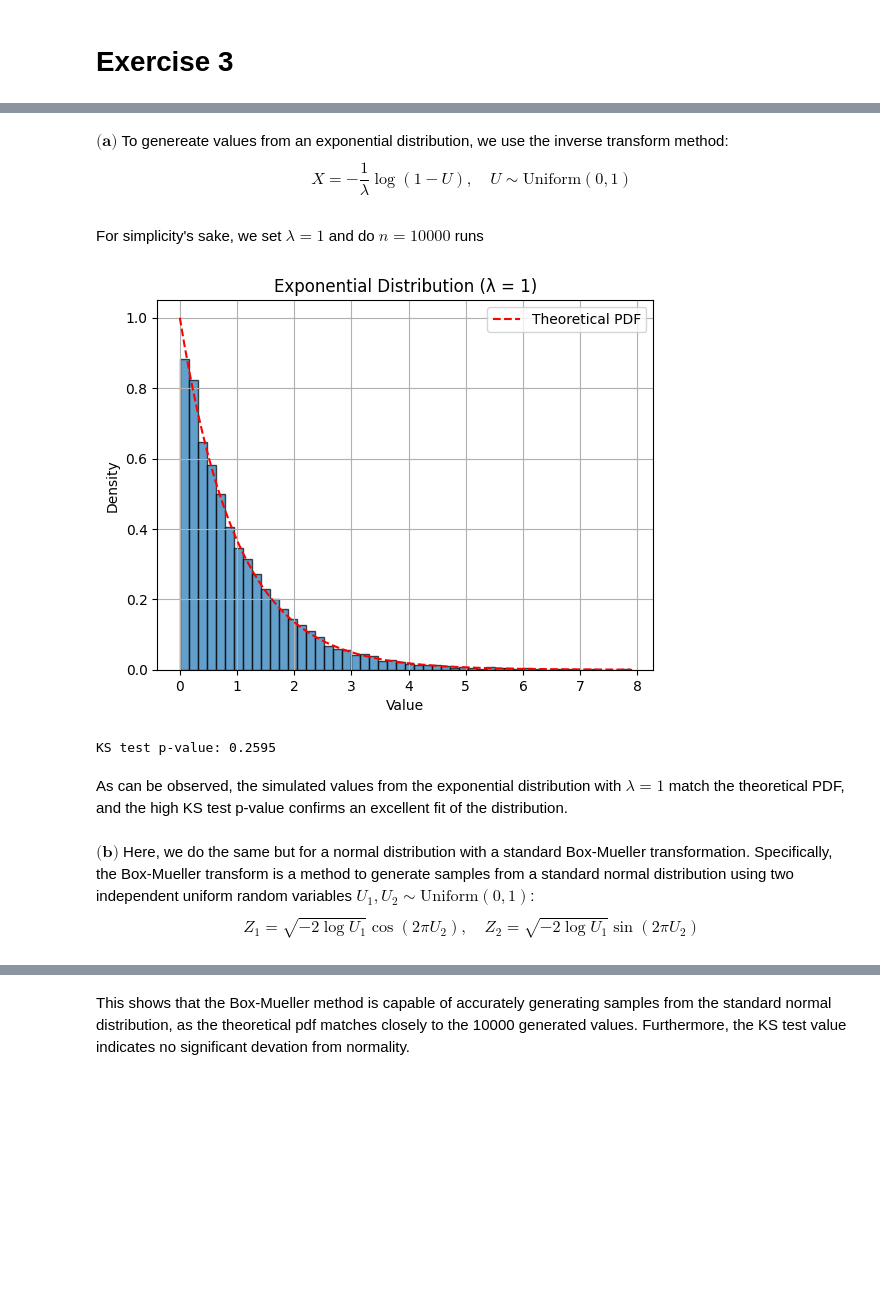
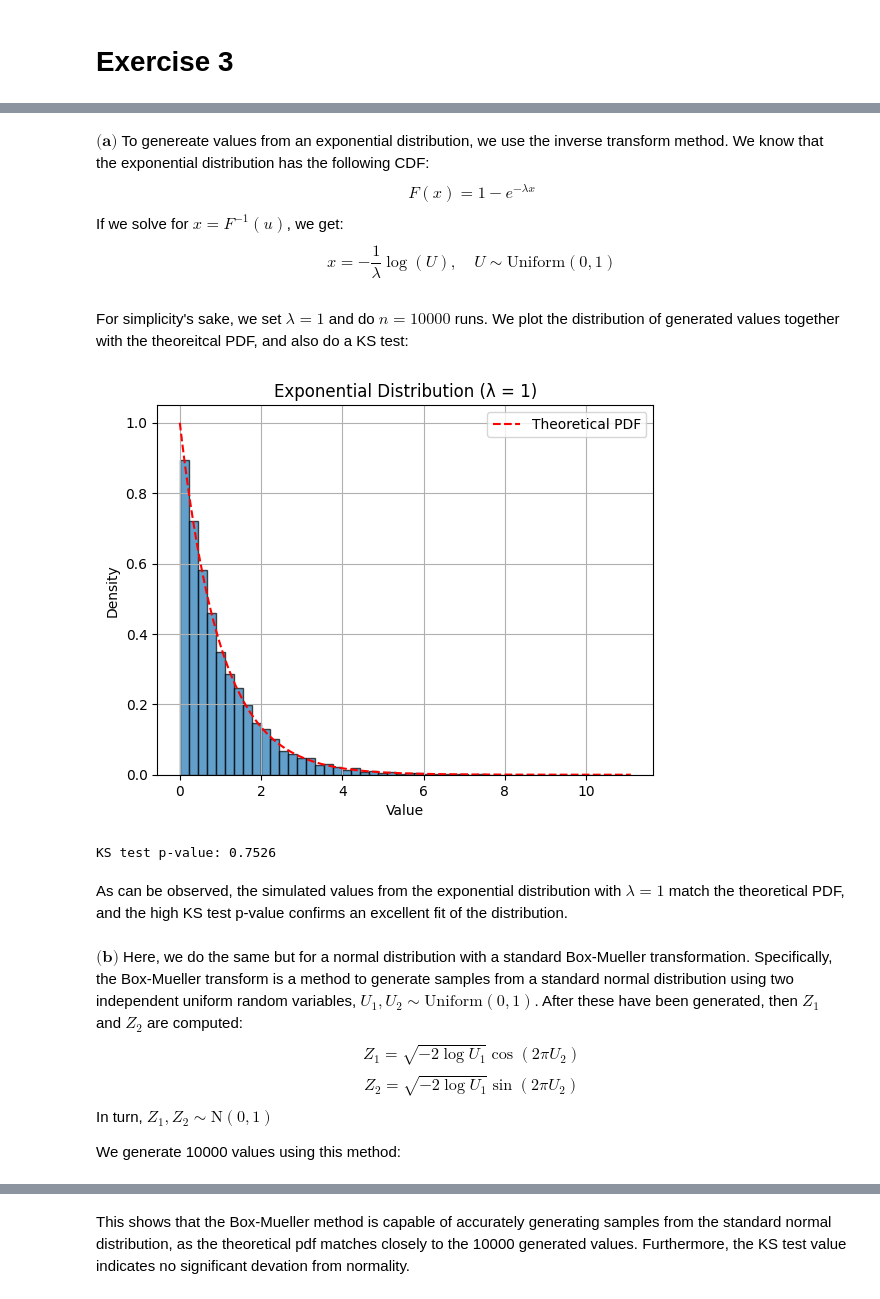
Before and after one commit to AntonJorg/stochastic_simulation, a Jupyter notebook: exercises_magnus/Exercise2&3.ipynb, the cells around one changed output, grey strips where cells are left out. Cells and saved outputs as stored; diff of their text form; code cells hidden in the pictures; blank space fills up the shorter version.

```diff
--- a/exercises_magnus/Exercise2&3.ipynb
+++ b/exercises_magnus/Exercise2&3.ipynb
@@ -212,44 +212,54 @@ The Alias method is always best, but computionally expensive compared to the oth
 # %% [markdown]
 ![image-2.png](attachment:image-2.png)
 # %% [markdown]
-$\textbf{(a)}$ To genereate values from an exponential distribution, we use the inverse transform method:
+$\textbf{(a)}$ To genereate values from an exponential distribution, we use the inverse transform method. We know that the exponential distribution has the following CDF:
 $$
-X=-\frac{1}{\lambda}\log (1-U), \quad U\sim \text{Uniform}(0,1)
+F(x) = 1-e^{-\lambda x}
 $$
+If we solve for $x=F^{-1}(u)$, we get:
+$$
+x=-\frac{1}{\lambda}\log (U), \quad U\sim \text{Uniform}(0,1)
+$$
 # %% [markdown]
-For simplicity's sake, we set $\lambda = 1$ and do $n=10000$ runs
+For simplicity's sake, we set $\lambda = 1$ and do $n=10000$ runs. We plot the distribution of generated values together with the theoreitcal PDF, and also do a KS test:
 # %%
 import numpy as np
 import matplotlib.pyplot as plt
 from scipy.stats import expon, kstest, norm
 n = 10000
-lam = 1.0
+lam = 1
 
 U = np.random.uniform(0, 1, n)
 samples = -np.log(U) / lam
 
 plt.hist(samples, bins=50, edgecolor='black', alpha=0.7, density=True)
 x = np.linspace(0, np.max(samples), 200)
 plt.plot(x, expon.pdf(x, scale=1/lam), 'r--', label='Theoretical PDF')
 plt.title("Exponential Distribution (λ = 1)")
 plt.xlabel("Value")
 plt.ylabel("Density")
 plt.legend()
 plt.grid(True)
 plt.show()
 
 D, p = kstest(samples, 'expon', args=(0, 1/lam))
 print(f"KS test p-value: {p:.4f}")
 # %% [output]
-[figure, old version]
+[figure, new version]
-KS test p-value: 0.2595
+KS test p-value: 0.7526
 # %% [markdown]
 As can be observed, the simulated values from the exponential distribution with $\lambda = 1$ match the theoretical PDF, and the high KS test p-value confirms an excellent fit of the distribution.
 # %% [markdown]
-$\textbf{(b)}$ Here, we do the same but for a normal distribution with a standard Box-Mueller transformation. Specifically, the Box-Mueller transform is a method to generate samples from a standard normal distribution using two independent uniform random variables $U_1 , U_2 \sim \text{Uniform}(0,1)$:
+$\textbf{(b)}$ Here, we do the same but for a normal distribution with a standard Box-Mueller transformation. Specifically, the Box-Mueller transform is a method to generate samples from a standard normal distribution using two independent uniform random variables, $U_1 , U_2 \sim \text{Uniform}(0,1)$. After these have been generated, then $Z_1$ and $Z_2$ are computed:
 $$
-Z_1 = \sqrt{-2 \log U_1} \cos (2\pi U_2), \quad Z_2 = \sqrt{-2 \log U_1} \sin (2\pi U_2)
+Z_1 = \sqrt{-2 \log U_1} \cos (2\pi U_2)
 $$
+$$
+Z_2 = \sqrt{-2 \log U_1} \sin (2\pi U_2)
+$$
+In turn, $Z_1, Z_2 \sim \text{N}(0,1)$
+
+We generate 10000 values using this method:
 # %%
 U1 = np.random.uniform(0, 1, n//2)
 U2 = np.random.uniform(0, 1, n//2)
```
Also changed, not shown: parts of 9 cells of this notebook, 4 other files.
